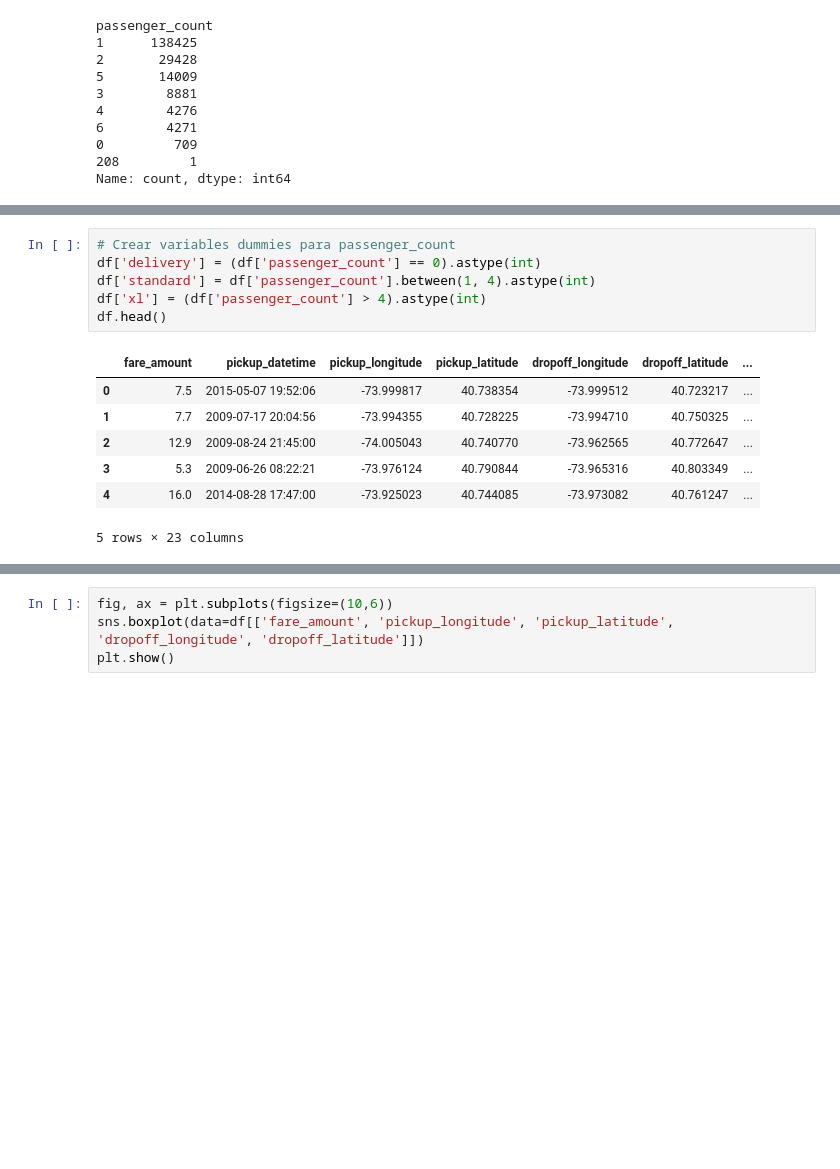
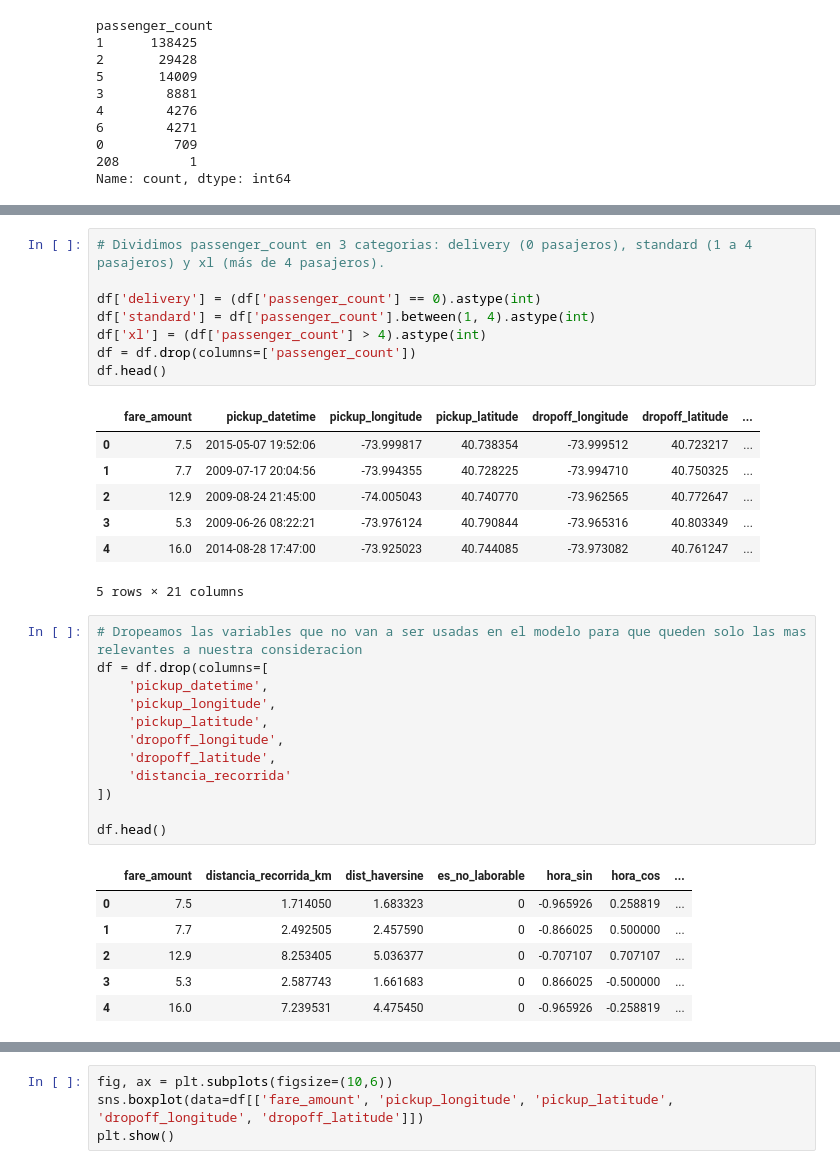
Before and after one commit to FedeZ2008/AA1-TUIA-2025C2-LEON-ZIMMER, a Jupyter notebook: TP1_Regresion.ipynb, the cells around one changed output, grey strips where cells are left out. Cells and saved outputs as stored; diff of their text form; blank space fills up the shorter version.

```diff
--- a/TP1_Regresion.ipynb
+++ b/TP1_Regresion.ipynb
@@ -343,10 +240,12 @@ df[['pickup_datetime', 'invierno', 'primavera', 'verano', 'otoño']].head()
 | 3 | 2009-06-26 08:22:21 | 0 | 0 | 1 | 0 |
 | 4 | 2014-08-28 17:47:00 | 0 | 0 | 1 | 0 |
 # %%
-# Crear variables dummies para passenger_count
+# Dividimos passenger_count en 3 categorias: delivery (0 pasajeros), standard (1 a 4 pasajeros) y xl (más de 4 pasajeros).
+
 df['delivery'] = (df['passenger_count'] == 0).astype(int)
 df['standard'] = df['passenger_count'].between(1, 4).astype(int)
 df['xl'] = (df['passenger_count'] > 4).astype(int)
+df = df.drop(columns=['passenger_count'])
 df.head()
 # %% [output]
 |  | fare_amount | pickup_datetime | pickup_longitude | pickup_latitude | dropoff_longitude | dropoff_latitude | ... |
@@ -355,5 +254,24 @@ df.head()
 | 2 | 12.9 | 2009-08-24 21:45:00 | -74.005043 | 40.740770 | -73.962565 | 40.772647 | ... |
 | 3 | 5.3 | 2009-06-26 08:22:21 | -73.976124 | 40.790844 | -73.965316 | 40.803349 | ... |
 | 4 | 16.0 | 2014-08-28 17:47:00 | -73.925023 | 40.744085 | -73.973082 | 40.761247 | ... |
-5 rows × 23 columns
+5 rows × 21 columns
+# %%
+# Dropeamos las variables que no van a ser usadas en el modelo para que queden solo las mas relevantes a nuestra consideracion
+df = df.drop(columns=[
+    'pickup_datetime',
+    'pickup_longitude',
+    'pickup_latitude',
+    'dropoff_longitude',
+    'dropoff_latitude',
+    'distancia_recorrida'
+])
+
+df.head()
+# %% [output]
+|  | fare_amount | distancia_recorrida_km | dist_haversine | es_no_laborable | hora_sin | hora_cos | ... |
+| 0 | 7.5 | 1.714050 | 1.683323 | 0 | -0.965926 | 0.258819 | ... |
+| 1 | 7.7 | 2.492505 | 2.457590 | 0 | -0.866025 | 0.500000 | ... |
+| 2 | 12.9 | 8.253405 | 5.036377 | 0 | -0.707107 | 0.707107 | ... |
+| 3 | 5.3 | 2.587743 | 1.661683 | 0 | 0.866025 | -0.500000 | ... |
+| 4 | 16.0 | 7.239531 | 4.475450 | 0 | -0.965926 | -0.258819 | ... |
 # %%
```
Also changed, not shown: parts of 21 cells of this notebook.
